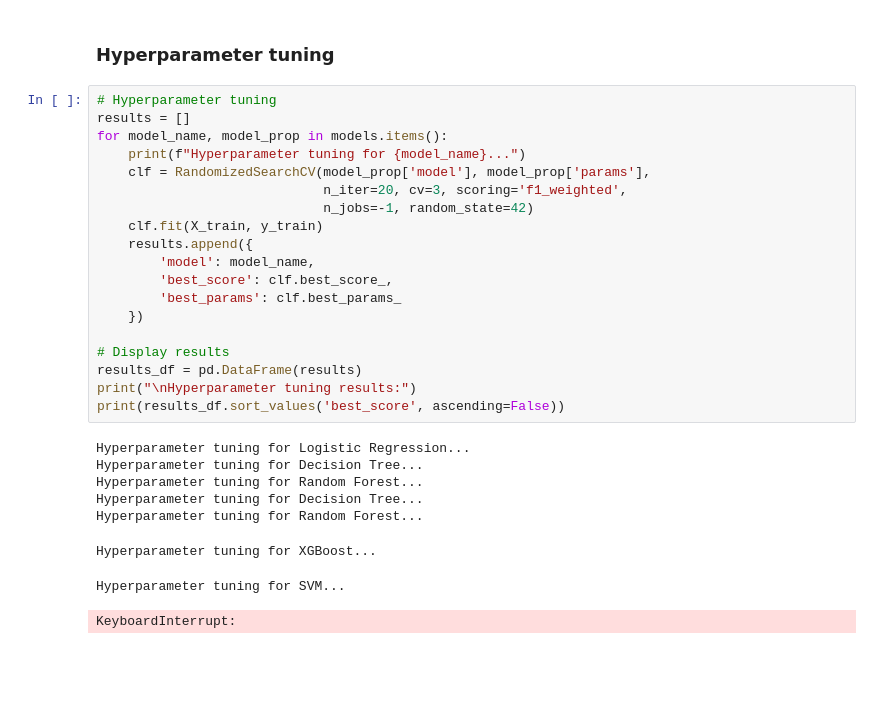
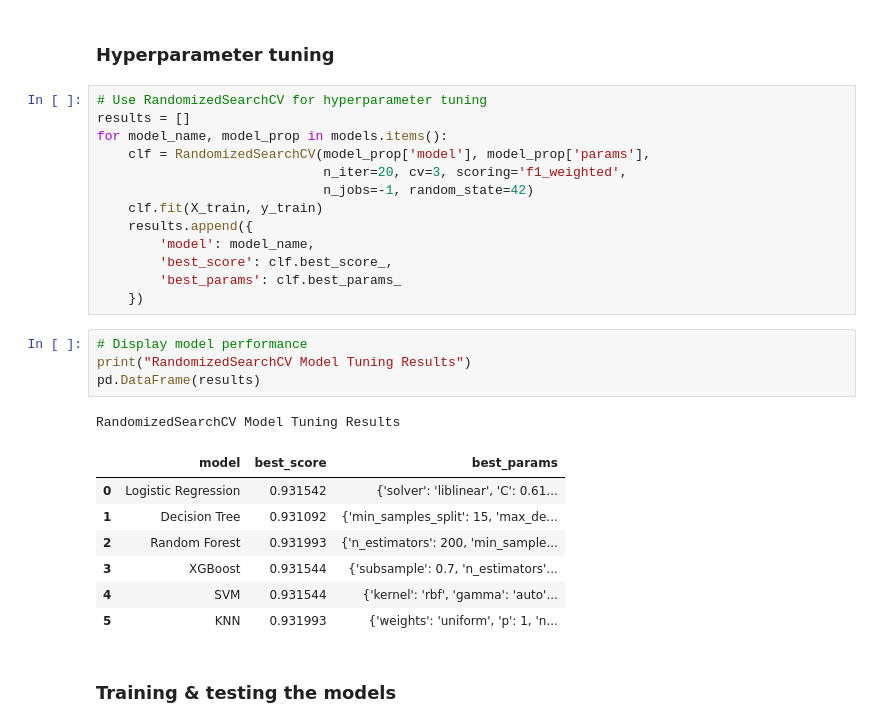
Before and after one commit to paulopezgil/personality_traits, a Jupyter notebook: nb.ipynb, the cells around one changed output. Saved outputs shown, nothing was run; the diff lists cells and outputs as text; blank space fills up the shorter version.

Commit message:
hyperparameter tuning, initial training & testing

```diff
--- a/nb.ipynb
+++ b/nb.ipynb
@@ -271,10 +282,9 @@ models = {
 # %% [markdown]
 ### Hyperparameter tuning
 # %%
-# Hyperparameter tuning
+# Use RandomizedSearchCV for hyperparameter tuning
 results = []
 for model_name, model_prop in models.items():
-    print(f"Hyperparameter tuning for {model_name}...")
     clf = RandomizedSearchCV(model_prop['model'], model_prop['params'],
                              n_iter=20, cv=3, scoring='f1_weighted',
                              n_jobs=-1, random_state=42)
@@ -284,17 +294,18 @@ for model_name, model_prop in models.items():
         'best_score': clf.best_score_,
         'best_params': clf.best_params_
     })
-
-# Display results
-results_df = pd.DataFrame(results)
-print("\nHyperparameter tuning results:")
-print(results_df.sort_values('best_score', ascending=False))
-# %% [output]
-Hyperparameter tuning for Logistic Regression...
-Hyperparameter tuning for Decision Tree...
-Hyperparameter tuning for Random Forest...
-Hyperparameter tuning for Decision Tree...
-Hyperparameter tuning for Random Forest...
-Hyperparameter tuning for XGBoost...
-Hyperparameter tuning for SVM...
-KeyboardInterrupt:
+# %%
+# Display model performance
+print("RandomizedSearchCV Model Tuning Results")
+pd.DataFrame(results)
+# %% [output]
+RandomizedSearchCV Model Tuning Results
+|  | model | best_score | best_params |
+| 0 | Logistic Regression | 0.931542 | {'solver': 'liblinear', 'C': 0.61... |
+| 1 | Decision Tree | 0.931092 | {'min_samples_split': 15, 'max_de... |
+| 2 | Random Forest | 0.931993 | {'n_estimators': 200, 'min_sample... |
+| 3 | XGBoost | 0.931544 | {'subsample': 0.7, 'n_estimators'... |
+| 4 | SVM | 0.931544 | {'kernel': 'rbf', 'gamma': 'auto'... |
+| 5 | KNN | 0.931993 | {'weights': 'uniform', 'p': 1, 'n... |
+# %% [markdown]
+### Training & testing the models
```
Also changed, not shown: parts of 3 cells of this notebook.
